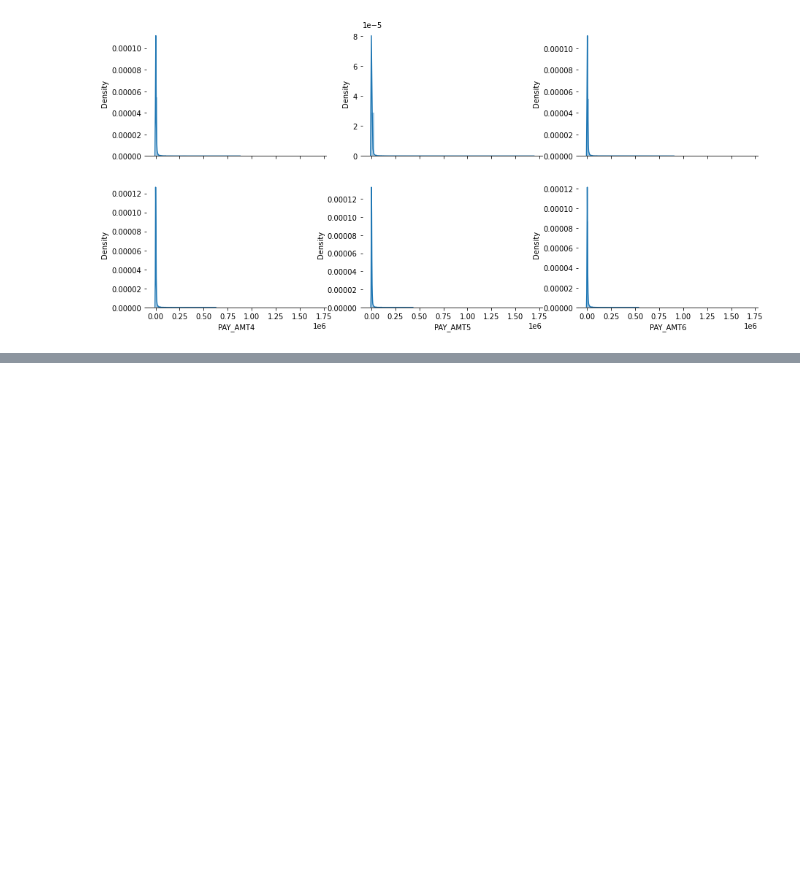
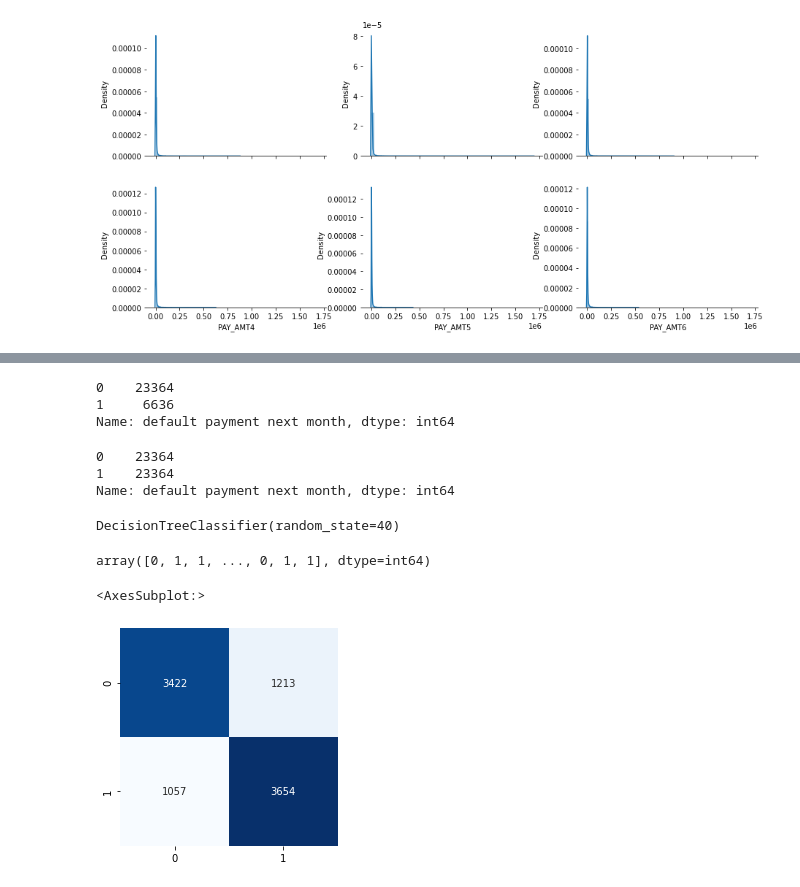
Before and after one commit to Rakesh-Online/Credit_Card_Defaulters, a Jupyter notebook: Analysis.ipynb, the cells around one changed output, grey strips where cells are left out. Drawn from its saved outputs; the diff is of its cells as text; code cells hidden in the pictures; blank space fills up the shorter version.

```diff
--- a/Analysis.ipynb
+++ b/Analysis.ipynb
@@ -362,0 +444,35 @@ sns.distplot(data['PAY_AMT6'],  ax=axes[1, 2])
+# %%
+y.value_counts()
+# %% [output]
+0    23364
+1     6636
+Name: default payment next month, dtype: int64
+# %%
+smote = SMOTE(sampling_strategy='minority')
+
+X_sm, y_sm = smote.fit_resample(X,y)
+# %%
+y_sm.value_counts()
+# %% [output]
+0    23364
+1    23364
+Name: default payment next month, dtype: int64
+# %%
+X_train,X_test,y_train,y_test = train_test_split(X_sm,y_sm, test_size = 0.2)
+# %%
+from sklearn.tree import DecisionTreeClassifier
+model = DecisionTreeClassifier(random_state=40)
+model.fit(X_train,y_train)
+# %% [output]
+DecisionTreeClassifier(random_state=40)
+# %%
+y_pred = model.predict(X_test)
+y_pred
+# %% [output]
+array([0, 1, 1, ..., 0, 1, 1], dtype=int64)
+# %%
+matrix_confusion = confusion_matrix(y_test, y_pred)
+sns.heatmap(matrix_confusion, square=True, annot=True, cmap='Blues', fmt='d', cbar=False)
+# %% [output]
+<AxesSubplot:>
+[figure, added]
```
Also changed, not shown: parts of 15 cells of this notebook.
